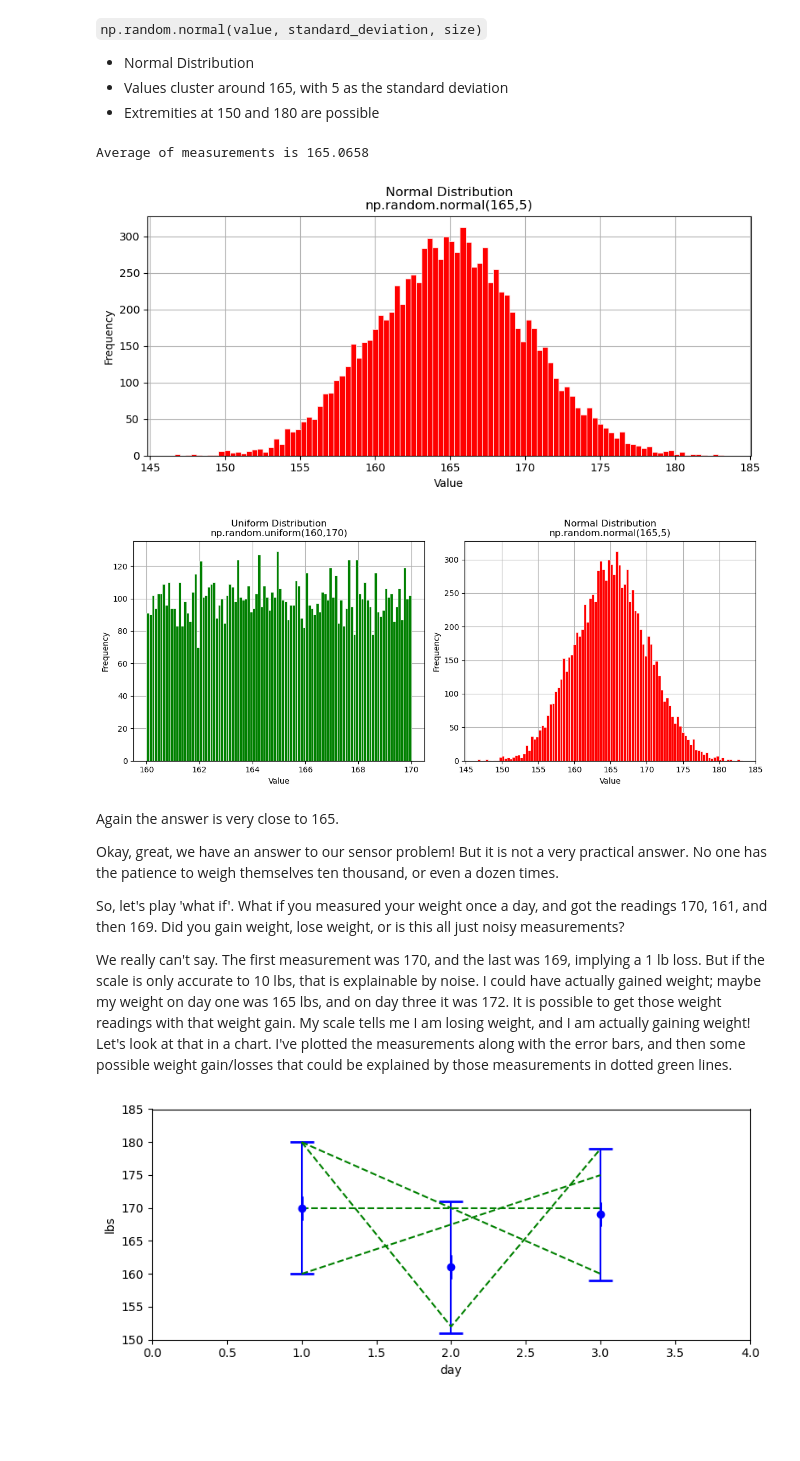
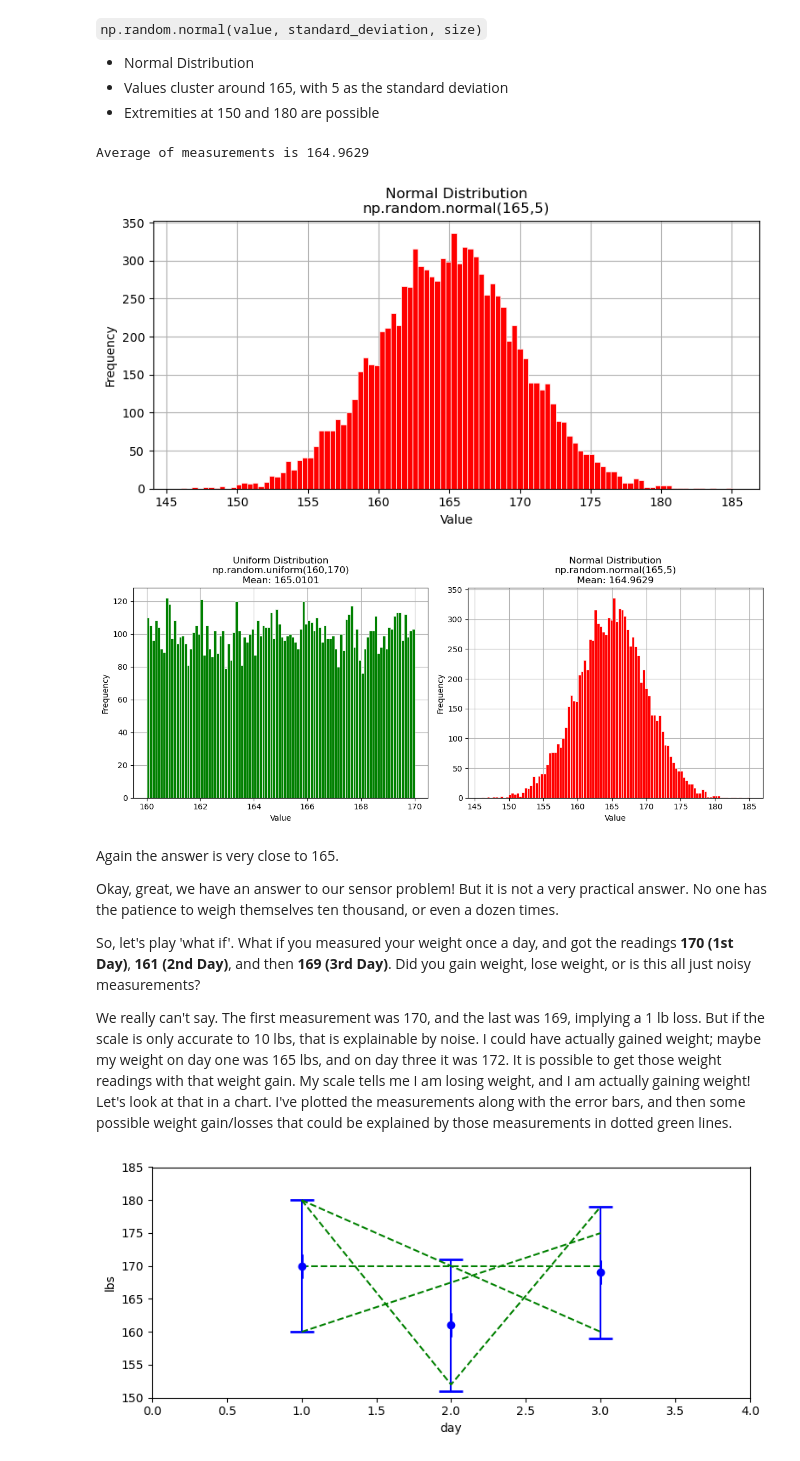
Before and after one commit to keane-k/Kalman-and-Bayesian-Filters-in-Python, a Jupyter notebook: 01-g-h-filter.ipynb, the cells around one changed output. Saved outputs shown, nothing was run; the diff lists cells and outputs as text; code cells hidden in the pictures; blank space fills up the shorter version.

```diff
--- a/01-g-h-filter.ipynb
+++ b/01-g-h-filter.ipynb
@@ -124,43 +124,44 @@ This code makes one assumption that probably isn't true - that the scale is as l
 - Extremities at 150 and 180 are possible
 # %%
 normal_measurements = np.random.normal(165, 5, size=10000)
-mean = normal_measurements.mean()
-print(f'Average of measurements is {mean:.4f}')
+normal_mean = normal_measurements.mean()
+print(f'Average of measurements is {normal_mean:.4f}')
 
 plt.hist(normal_measurements, bins=100, color='red', edgecolor='white')
 plt.title('Normal Distribution\nnp.random.normal(165,5)')
 plt.xlabel('Value')
 plt.ylabel('Frequency')
 plt.show()
 # %% [output]
-Average of measurements is 165.0658
+Average of measurements is 164.9629
-[figure, old version]
+[figure, new version]
 # %%
 # Create side-by-side plots
 fig, (ax1, ax2) = plt.subplots(1, 2, figsize=(12,5))
 
 # Uniform Plot
 ax1.hist(uniform_measurements, bins=100, color='green', edgecolor='white')
-ax1.set_title('Uniform Distribution\nnp.random.uniform(160,170)')
+ax1.set_title(f'Uniform Distribution\nnp.random.uniform(160,170)\nMean: {uniform_mean:.4f}')
 ax1.set_xlabel('Value')
 ax1.set_ylabel('Frequency')
 
+
 # Normal Plot
 ax2.hist(normal_measurements, bins=100, color='red', edgecolor='white')
-ax2.set_title('Normal Distribution\nnp.random.normal(165,5)')
+ax2.set_title(f'Normal Distribution\nnp.random.normal(165,5)\nMean: {normal_mean:.4f}')
 ax2.set_xlabel('Value')
 ax2.set_ylabel('Frequency')
 
 plt.tight_layout()
 plt.show()
 # %% [output]
-[figure, old version]
+[figure, new version]
 # %% [markdown]
 Again the answer is very close to 165.
 
 Okay, great, we have an answer to our sensor problem! But it is not a very practical answer. No one has the patience to weigh themselves ten thousand, or even a dozen times.
 
-So, let's play 'what if'. What if you measured your weight once a day, and got the readings 170, 161, and then 169. Did you gain weight, lose weight, or is this all just noisy measurements?
+So, let's play 'what if'. What if you measured your weight once a day, and got the readings **170 (1st Day)**, **161 (2nd Day)**, and then **169 (3rd Day)**. Did you gain weight, lose weight, or is this all just noisy measurements?
 
 We really can't say. The first measurement was 170, and the last was 169, implying a 1 lb loss. But if the scale is only accurate to 10 lbs, that is explainable by noise. I could have actually gained weight; maybe my weight on day one was 165 lbs, and on day three it was 172. It is possible to get those weight readings with that weight gain. My scale tells me I am losing weight, and I am actually gaining weight! Let's look at that in a chart. I've plotted the measurements along with the error bars, and then some possible weight gain/losses that could be explained by those measurements in dotted green lines.
 # %%
```
Also changed, not shown: parts of 36 cells of this notebook.
